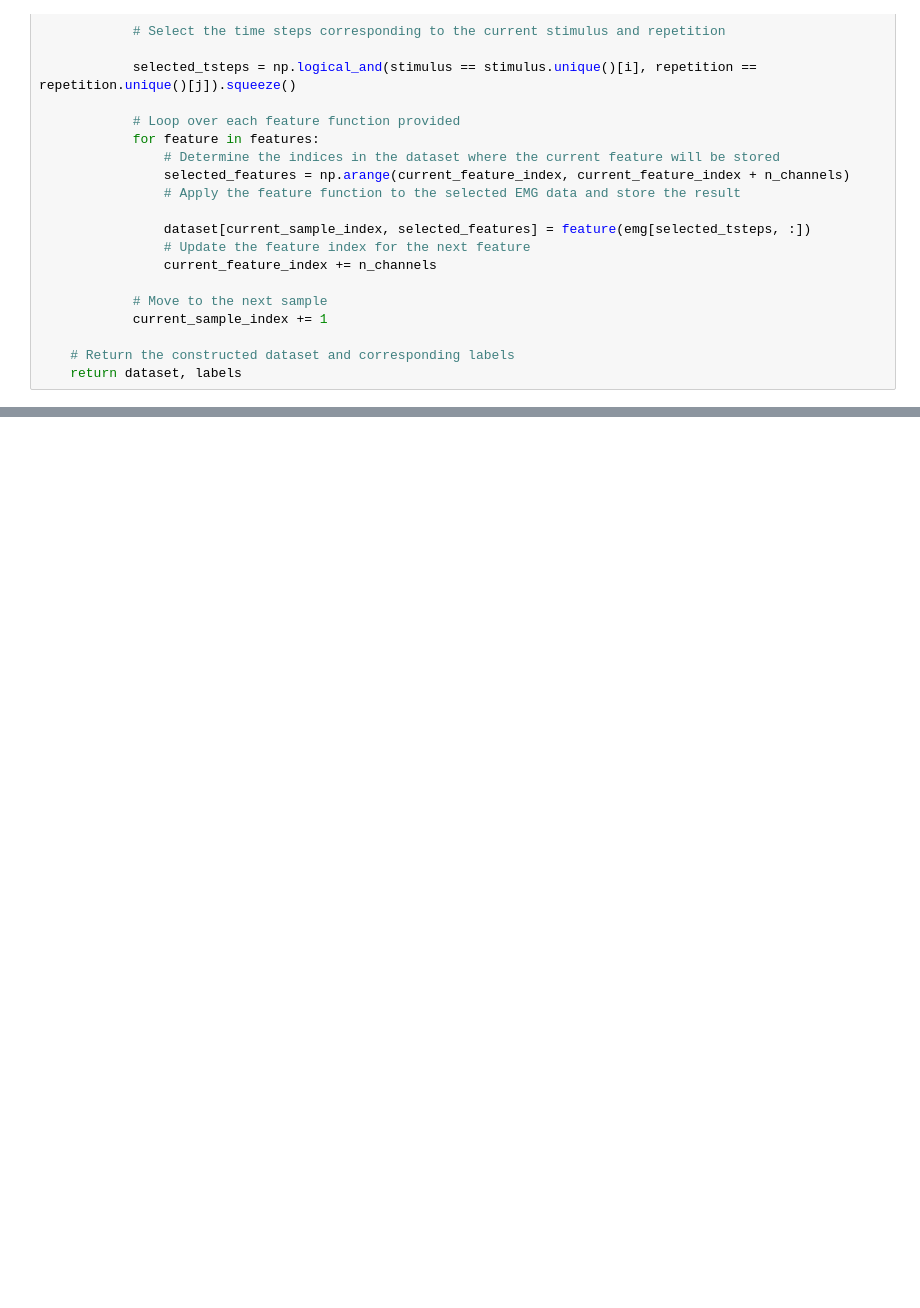
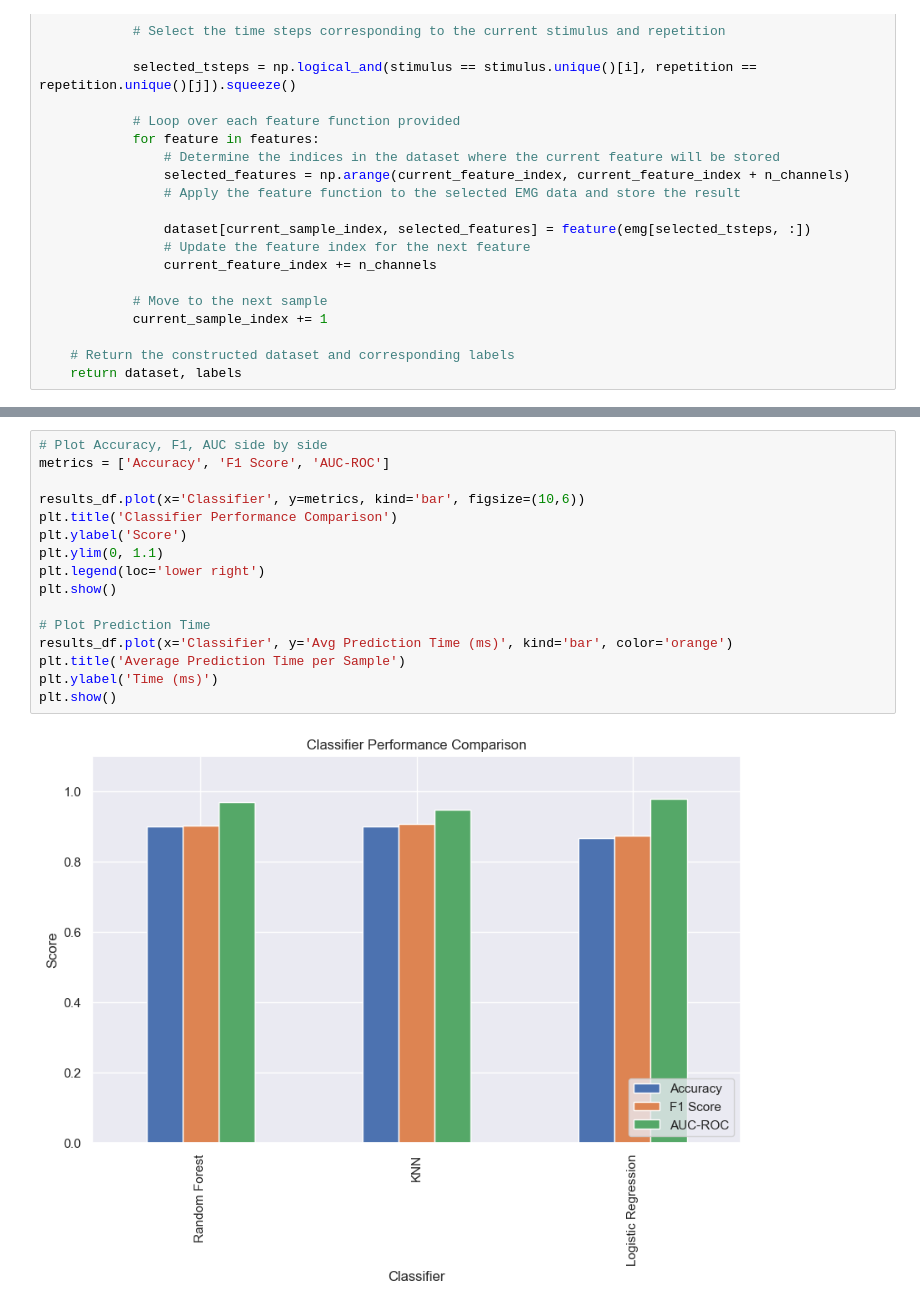
Before and after one commit to N-Pulse/EMG-Decoding, a Jupyter notebook: data_exploration.ipynb, the cells around one changed output, grey strips where cells are left out. Cells and saved outputs as stored; diff of their text form; blank space fills up the shorter version.

```diff
--- a/data_exploration.ipynb
+++ b/data_exploration.ipynb
@@ -638,0 +962,18 @@ plt.show()
+# %%
+# Plot Accuracy, F1, AUC side by side
+metrics = ['Accuracy', 'F1 Score', 'AUC-ROC']
+
+results_df.plot(x='Classifier', y=metrics, kind='bar', figsize=(10,6))
+plt.title('Classifier Performance Comparison')
+plt.ylabel('Score')
+plt.ylim(0, 1.1)
+plt.legend(loc='lower right')
+plt.show()
+
+# Plot Prediction Time
+results_df.plot(x='Classifier', y='Avg Prediction Time (ms)', kind='bar', color='orange')
+plt.title('Average Prediction Time per Sample')
+plt.ylabel('Time (ms)')
+plt.show()
+# %% [output]
+[figure, added]
```
Also changed, not shown: parts of 35 cells of this notebook.
